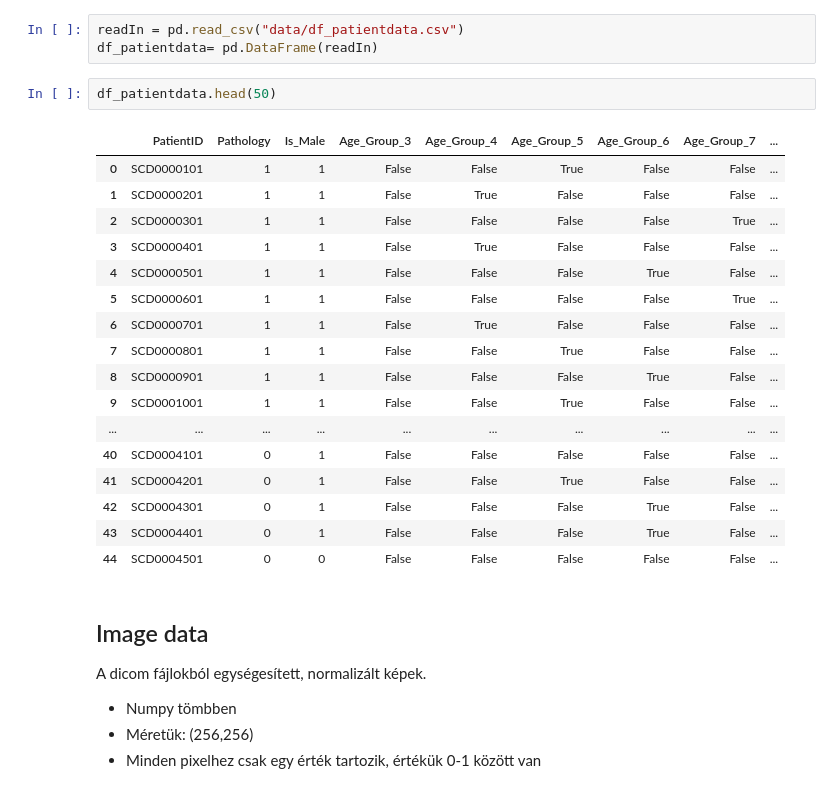
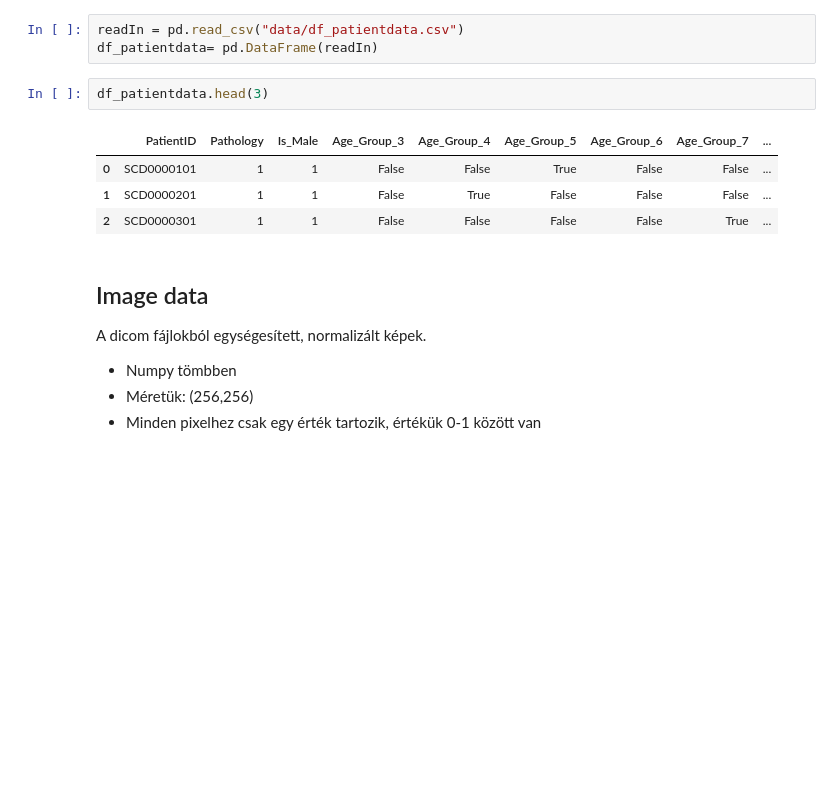
Before and after one commit to annalaczko/MadAI, a Jupyter notebook: 3 - Training and Evaluation.ipynb, the cells around one changed output. Cells and saved outputs as stored; diff of their text form; blank space fills up the shorter version.

```diff
--- a/3 - Training and Evaluation.ipynb
+++ b/3 - Training and Evaluation.ipynb
@@ -21,25 +34,12 @@ Az eredeti csv feldolgozása már tanulásra előkészített adatokkal
 readIn = pd.read_csv("data/df_patientdata.csv")
 df_patientdata= pd.DataFrame(readIn)
 # %%
-df_patientdata.head(50)
+df_patientdata.head(3)
 # %% [output]
 |  | PatientID | Pathology | Is_Male | Age_Group_3 | Age_Group_4 | Age_Group_5 | Age_Group_6 | Age_Group_7 | ... |
 | 0 | SCD0000101 | 1 | 1 | False | False | True | False | False | ... |
 | 1 | SCD0000201 | 1 | 1 | False | True | False | False | False | ... |
 | 2 | SCD0000301 | 1 | 1 | False | False | False | False | True | ... |
-| 3 | SCD0000401 | 1 | 1 | False | True | False | False | False | ... |
-| 4 | SCD0000501 | 1 | 1 | False | False | False | True | False | ... |
-| 5 | SCD0000601 | 1 | 1 | False | False | False | False | True | ... |
-| 6 | SCD0000701 | 1 | 1 | False | True | False | False | False | ... |
-| 7 | SCD0000801 | 1 | 1 | False | False | True | False | False | ... |
-| 8 | SCD0000901 | 1 | 1 | False | False | False | True | False | ... |
-| 9 | SCD0001001 | 1 | 1 | False | False | True | False | False | ... |
-| ... | ... | ... | ... | ... | ... | ... | ... | ... | ... |
-| 40 | SCD0004101 | 0 | 1 | False | False | False | False | False | ... |
-| 41 | SCD0004201 | 0 | 1 | False | False | True | False | False | ... |
-| 42 | SCD0004301 | 0 | 1 | False | False | False | True | False | ... |
-| 43 | SCD0004401 | 0 | 1 | False | False | False | True | False | ... |
-| 44 | SCD0004501 | 0 | 0 | False | False | False | False | False | ... |
 # %% [markdown]
 ## Image data
 A dicom fájlokból egységesített, normalizált képek.
```
Also changed, not shown: parts of 38 cells of this notebook, 5 other files.
